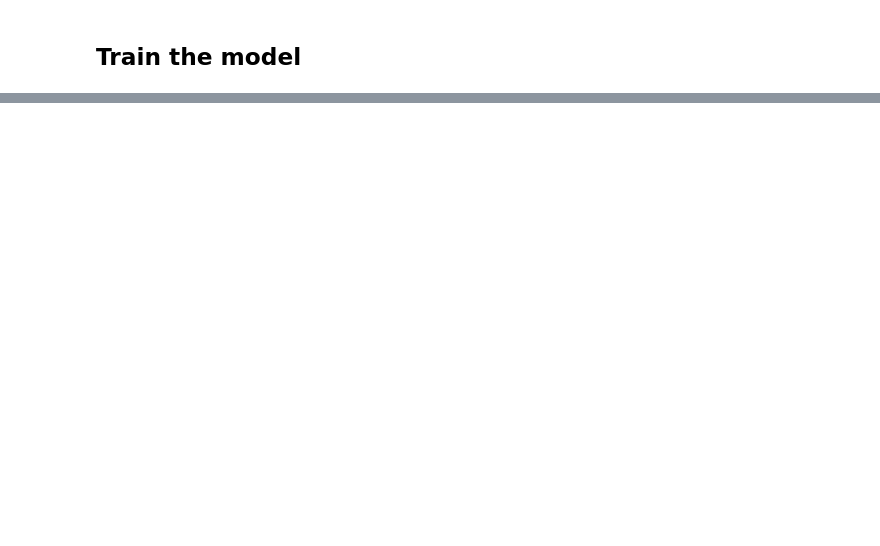
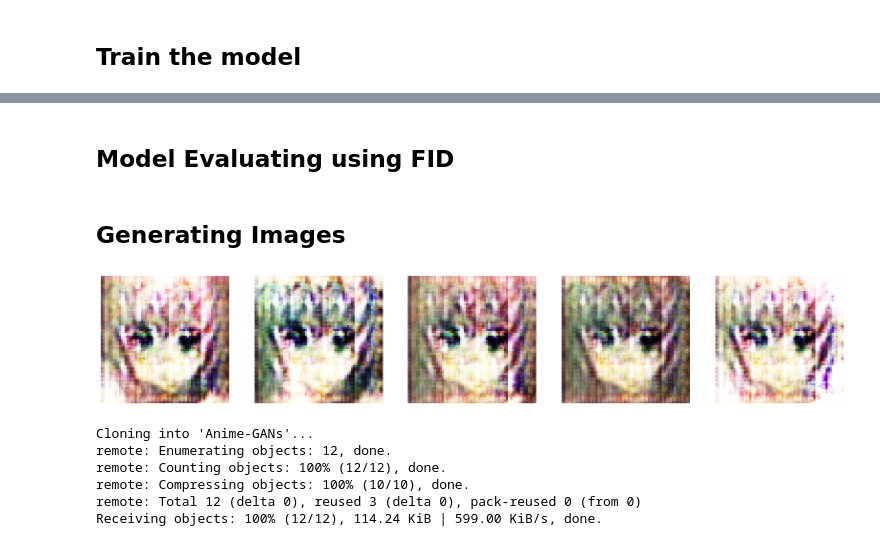
Before and after one commit to ourahma/Anime-GANs, a Jupyter notebook: AnimeDCGAN.ipynb, the cells around one changed output, grey strips where cells are left out. Cells and saved outputs as stored; diff of their text form; code cells hidden in the pictures; blank space fills up the shorter version.

Commit message:
saved model

```diff
--- a/AnimeDCGAN.ipynb
+++ b/AnimeDCGAN.ipynb
@@ -346,0 +334,2 @@ Time for epoch 1 is 1413.3101868629456 sec
+# %% [markdown]
+## Model Evaluating using FID
@@ -346,0 +338,30 @@ Time for epoch 1 is 1413.3101868629456 sec
+# %%
+loaded_generator = load_model("generator.keras")
+# %% [markdown]
+## Generating Images
+# %%
+# Generate images
+latent_dim = 100  # Dimension of the latent space
+num_images = 5  # Number of images to generate
+noise = tf.random.normal([num_images, 1, 1, latent_dim])
+generated_images = loaded_generator(noise, training=False)
+
+# Display or further process the generated images
+plot_array(generated_images)
+# %% [output]
+[figure, added]
+# %%
+from config import *
+username = "ourahma"
+repo_name = "Anime-GANs"
+repo_url = f"https://{token}@github.com/{username}/{repo_name}.git"
+
+# Clone the repository
+!git clone $repo_url
+# %% [output]
+Cloning into 'Anime-GANs'...
+remote: Enumerating objects: 12, done.
+remote: Counting objects: 100% (12/12), done.
+remote: Compressing objects: 100% (10/10), done.
+remote: Total 12 (delta 0), reused 3 (delta 0), pack-reused 0 (from 0)
+Receiving objects: 100% (12/12), 114.24 KiB | 599.00 KiB/s, done.
```
Also changed, not shown: parts of 11 cells of this notebook.
